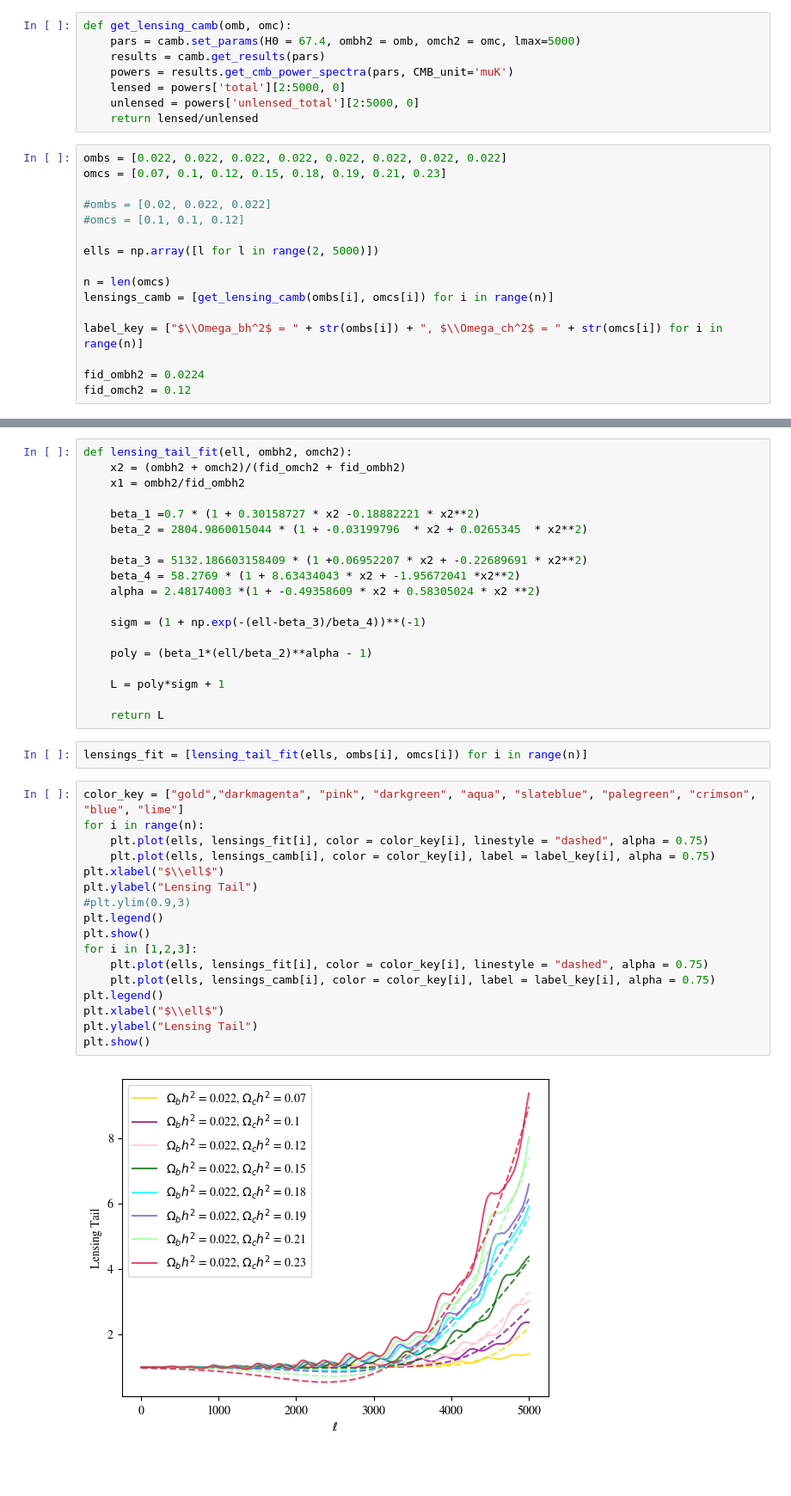
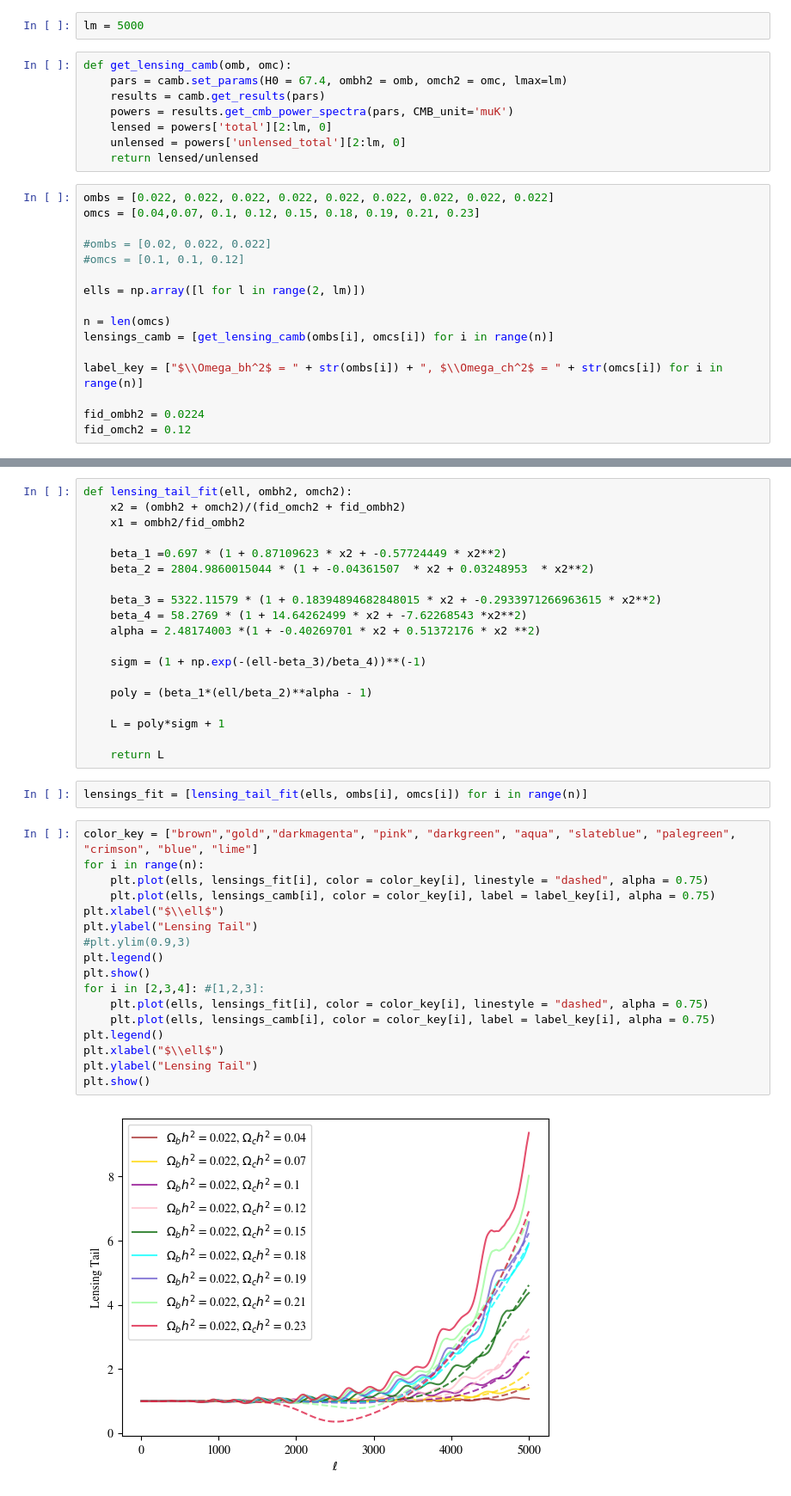
Before and after one commit to flapbat/cmb_lensing_tail, a Jupyter notebook: linear_regression.ipynb, the cells around one changed output, grey strips where cells are left out. Shown at 86% size. Cells and saved outputs as stored; diff of their text form; blank space fills up the shorter version.

```diff
--- a/linear_regression.ipynb
+++ b/linear_regression.ipynb
@@ -11,19 +9,21 @@ Detected IPython. Loading juliacall extension. See https://juliapy.github.io/Pyt
+# %%
+lm = 5000
 # %%
 def get_lensing_camb(omb, omc):
-    pars = camb.set_params(H0 = 67.4, ombh2 = omb, omch2 = omc, lmax=5000)
+    pars = camb.set_params(H0 = 67.4, ombh2 = omb, omch2 = omc, lmax=lm)
     results = camb.get_results(pars)
     powers = results.get_cmb_power_spectra(pars, CMB_unit='muK')
-    lensed = powers['total'][2:5000, 0]
-    unlensed = powers['unlensed_total'][2:5000, 0]
+    lensed = powers['total'][2:lm, 0]
+    unlensed = powers['unlensed_total'][2:lm, 0]
     return lensed/unlensed
 # %%
-ombs = [0.022, 0.022, 0.022, 0.022, 0.022, 0.022, 0.022, 0.022]
-omcs = [0.07, 0.1, 0.12, 0.15, 0.18, 0.19, 0.21, 0.23]
+ombs = [0.022, 0.022, 0.022, 0.022, 0.022, 0.022, 0.022, 0.022, 0.022]
+omcs = [0.04,0.07, 0.1, 0.12, 0.15, 0.18, 0.19, 0.21, 0.23]
 
 #ombs = [0.02, 0.022, 0.022]
 #omcs = [0.1, 0.1, 0.12]
 
-ells = np.array([l for l in range(2, 5000)])
+ells = np.array([l for l in range(2, lm)])
 
 n = len(omcs)
 lensings_camb = [get_lensing_camb(ombs[i], omcs[i]) for i in range(n)]
@@ -41,12 +45,12 @@ def lensing_tail_fit(ell, ombh2, omch2):
     x2 = (ombh2 + omch2)/(fid_omch2 + fid_ombh2)
     x1 = ombh2/fid_ombh2
 
-    beta_1 =0.7 * (1 + 0.30158727 * x2 -0.18882221 * x2**2)
-    beta_2 = 2804.9860015044 * (1 + -0.03199796  * x2 + 0.0265345  * x2**2)
+    beta_1 =0.697 * (1 + 0.87109623 * x2 + -0.57724449 * x2**2)
+    beta_2 = 2804.9860015044 * (1 + -0.04361507  * x2 + 0.03248953  * x2**2)
 
-    beta_3 = 5132.186603158409 * (1 +0.06952207 * x2 + -0.22689691 * x2**2)
-    beta_4 = 58.2769 * (1 + 8.63434043 * x2 + -1.95672041 *x2**2)
-    alpha = 2.48174003 *(1 + -0.49358609 * x2 + 0.58305024 * x2 **2)
+    beta_3 = 5322.11579 * (1 + 0.18394894682848015 * x2 + -0.2933971266963615 * x2**2)
+    beta_4 = 58.2769 * (1 + 14.64262499 * x2 + -7.62268543 *x2**2)
+    alpha = 2.48174003 *(1 + -0.40269701 * x2 + 0.51372176 * x2 **2)
 
     sigm = (1 + np.exp(-(ell-beta_3)/beta_4))**(-1)
 
@@ -58,21 +62,21 @@ def lensing_tail_fit(ell, ombh2, omch2):
 # %%
 lensings_fit = [lensing_tail_fit(ells, ombs[i], omcs[i]) for i in range(n)]
 # %%
-color_key = ["gold","darkmagenta", "pink", "darkgreen", "aqua", "slateblue", "palegreen", "crimson", "blue", "lime"]
+color_key = ["brown","gold","darkmagenta", "pink", "darkgreen", "aqua", "slateblue", "palegreen", "crimson", "blue", "lime"]
 for i in range(n):
     plt.plot(ells, lensings_fit[i], color = color_key[i], linestyle = "dashed", alpha = 0.75)
     plt.plot(ells, lensings_camb[i], color = color_key[i], label = label_key[i], alpha = 0.75)
 plt.xlabel("$\\ell$")
 plt.ylabel("Lensing Tail")
 #plt.ylim(0.9,3)
 plt.legend()
 plt.show()
-for i in [1,2,3]:
+for i in [2,3,4]: #[1,2,3]:
     plt.plot(ells, lensings_fit[i], color = color_key[i], linestyle = "dashed", alpha = 0.75)
     plt.plot(ells, lensings_camb[i], color = color_key[i], label = label_key[i], alpha = 0.75)
 plt.legend()
 plt.xlabel("$\\ell$")
 plt.ylabel("Lensing Tail")
 plt.show()
 # %% [output]
-[figure, old version]
+[figure, new version]
```
Also changed, not shown: parts of 3 cells of this notebook, 14 other files.
